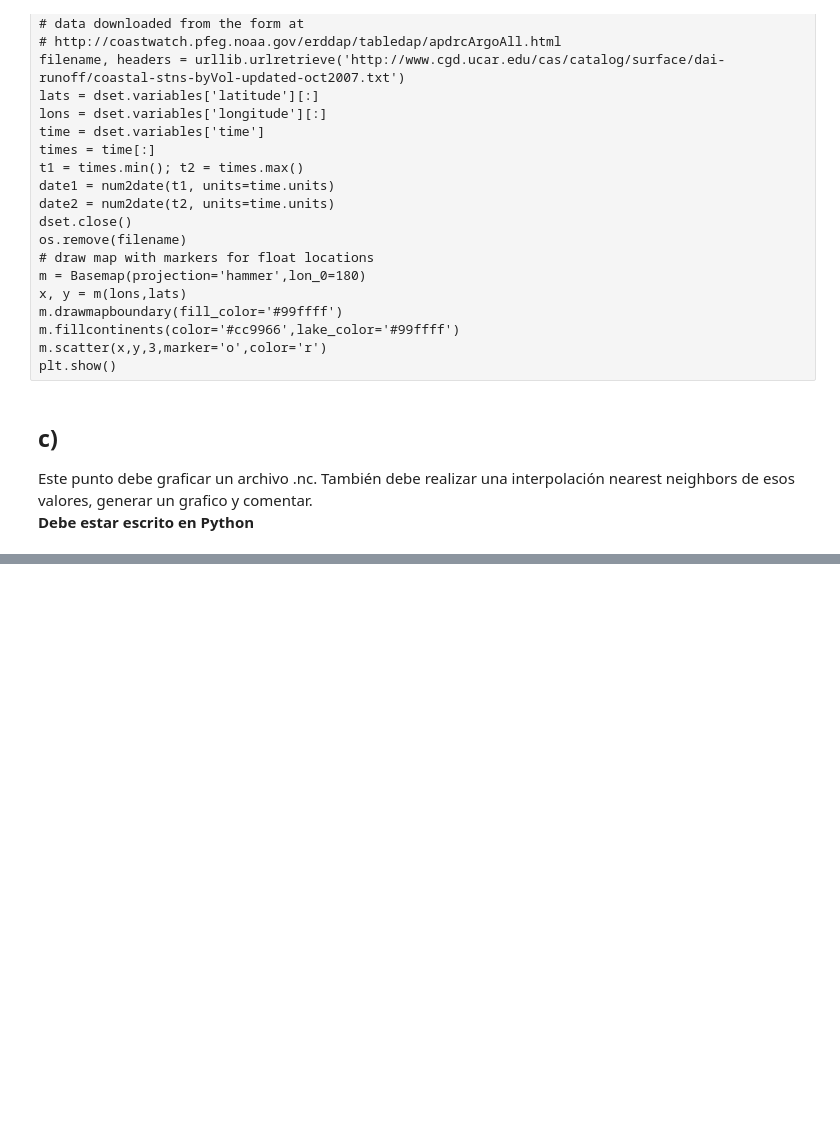
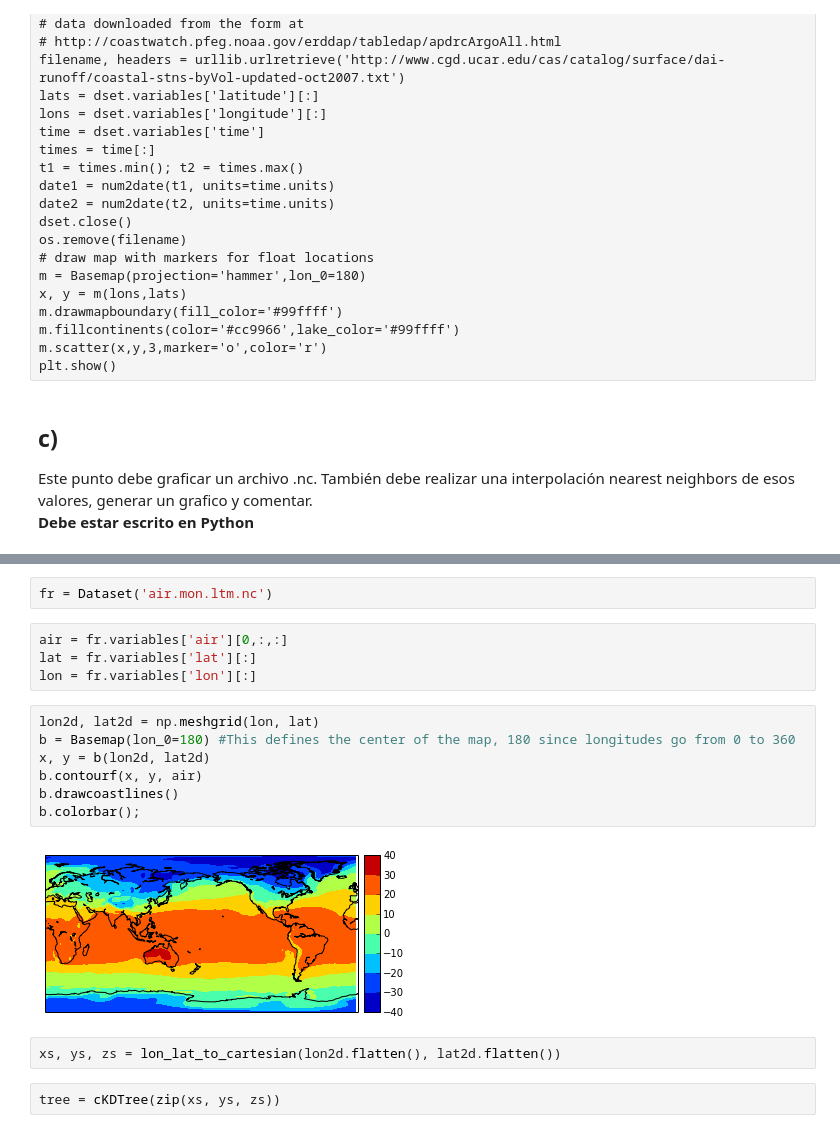
Before and after one commit to alvise30/CM20151_HW4_ElkinAlvis, a Jupyter notebook: P2/Punto2.ipynb, the cells around one changed output, grey strips where cells are left out. Saved outputs shown, nothing was run; the diff lists cells and outputs as text; blank space fills up the shorter version.

```diff
--- a/P2/Punto2.ipynb
+++ b/P2/Punto2.ipynb
@@ -136,0 +122,19 @@ TypeError: Input must be a 2D array.
+# %%
+fr = Dataset('air.mon.ltm.nc')
+# %%
+air = fr.variables['air'][0,:,:]
+lat = fr.variables['lat'][:]
+lon = fr.variables['lon'][:]
+# %%
+lon2d, lat2d = np.meshgrid(lon, lat)
+b = Basemap(lon_0=180) #This defines the center of the map, 180 since longitudes go from 0 to 360
+x, y = b(lon2d, lat2d)
+b.contourf(x, y, air)
+b.drawcoastlines()
+b.colorbar();
+# %% [output]
+[figure, added]
+# %%
+xs, ys, zs = lon_lat_to_cartesian(lon2d.flatten(), lat2d.flatten())
+# %%
+tree = cKDTree(zip(xs, ys, zs))
```
Also changed, not shown: parts of 8 cells of this notebook, 4 other files.
